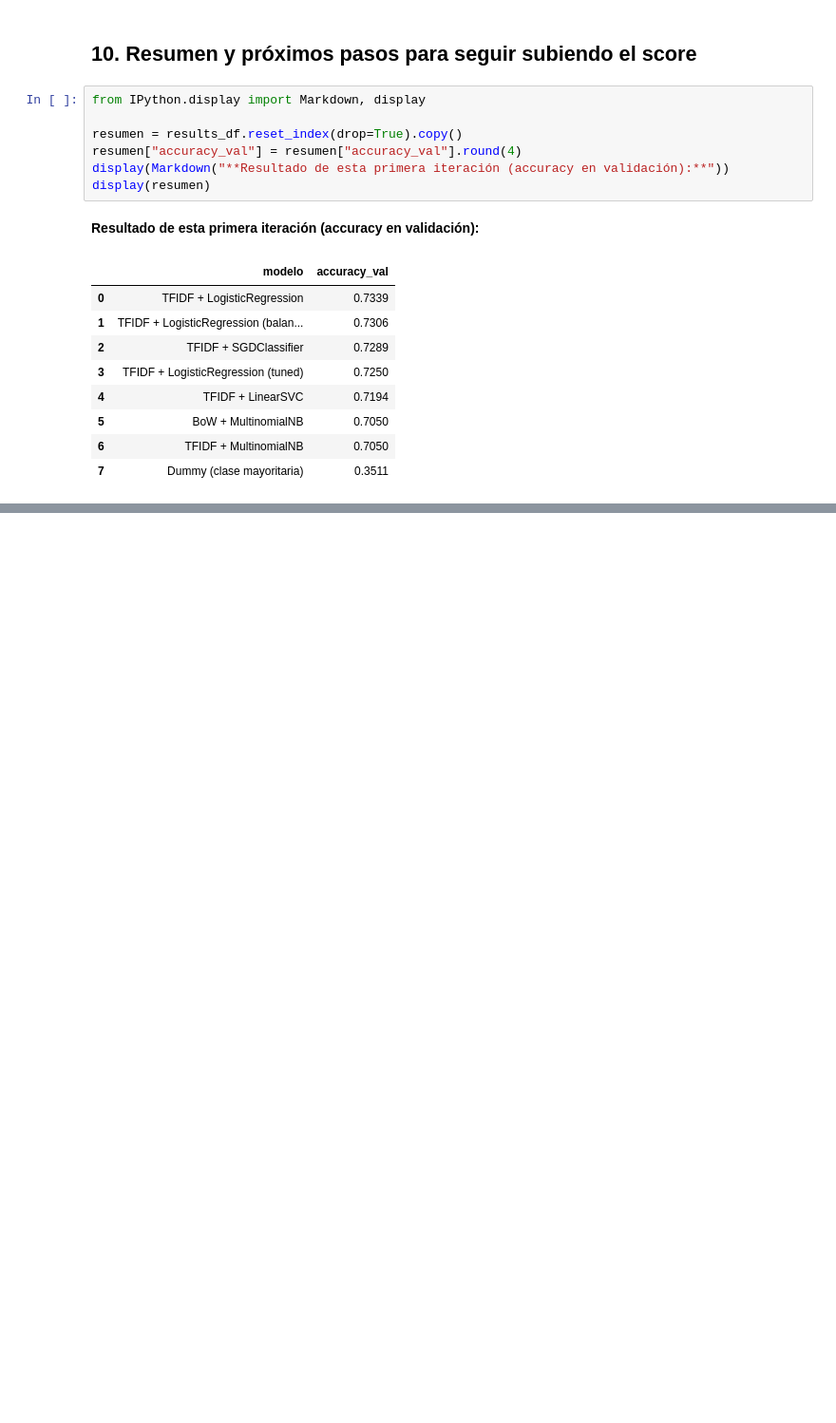
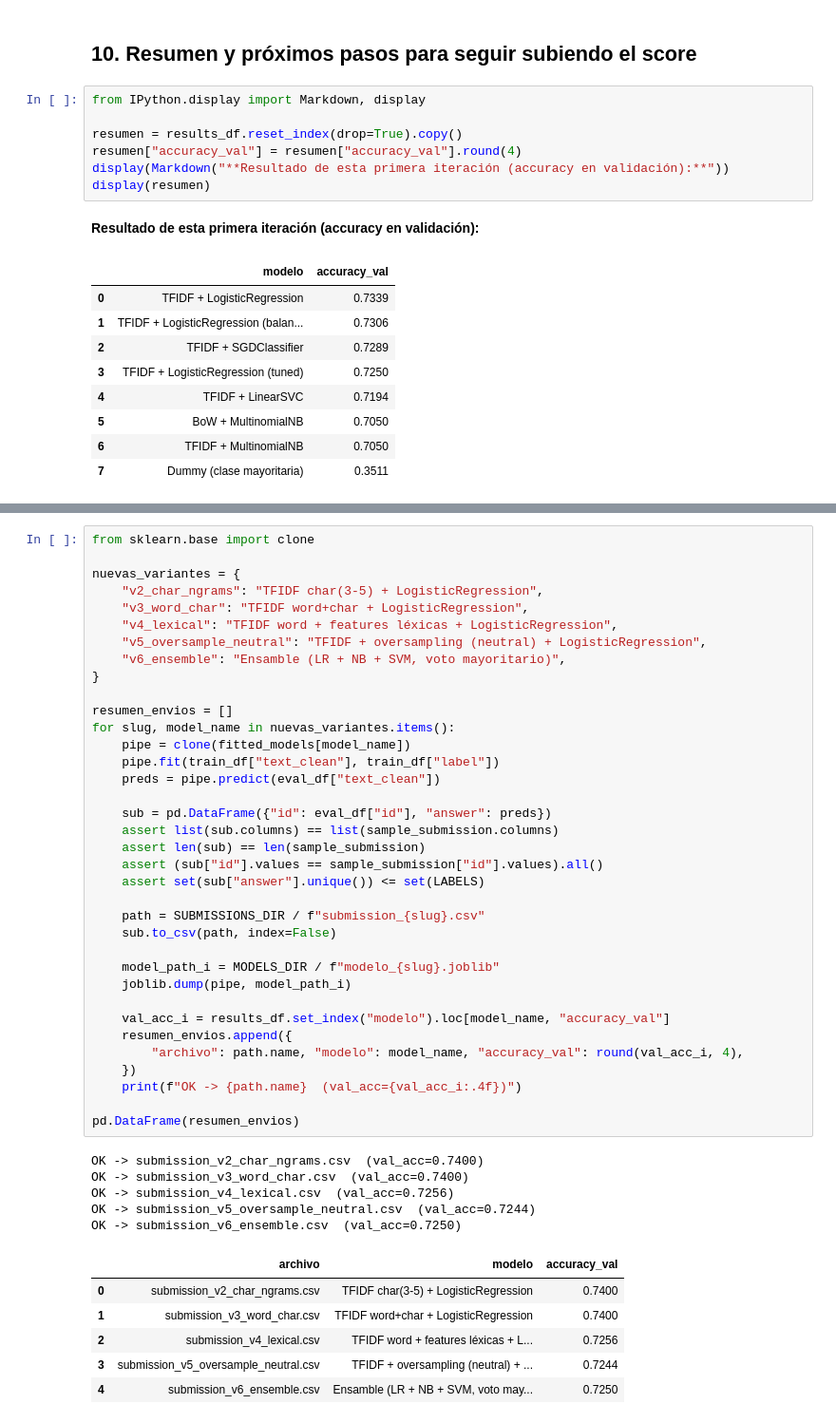
Before and after one commit to jzarruke/MLP1, a Jupyter notebook: notebooks/parte1_ml_clasico.ipynb, the cells around one changed output, grey strips where cells are left out. Shown at 95% size. Saved outputs shown, nothing was run; the diff lists cells and outputs as text; blank space fills up the shorter version.

Commit message:
Test submissions 2-7

```diff
--- a/notebooks/parte1_ml_clasico.ipynb
+++ b/notebooks/parte1_ml_clasico.ipynb
@@ -660,0 +843,48 @@ preentrenados):
+# %%
+from sklearn.base import clone
+
+nuevas_variantes = {
+    "v2_char_ngrams": "TFIDF char(3-5) + LogisticRegression",
+    "v3_word_char": "TFIDF word+char + LogisticRegression",
+    "v4_lexical": "TFIDF word + features léxicas + LogisticRegression",
+    "v5_oversample_neutral": "TFIDF + oversampling (neutral) + LogisticRegression",
+    "v6_ensemble": "Ensamble (LR + NB + SVM, voto mayoritario)",
+}
+
+resumen_envios = []
+for slug, model_name in nuevas_variantes.items():
+    pipe = clone(fitted_models[model_name])
+    pipe.fit(train_df["text_clean"], train_df["label"])
+    preds = pipe.predict(eval_df["text_clean"])
+
+    sub = pd.DataFrame({"id": eval_df["id"], "answer": preds})
+    assert list(sub.columns) == list(sample_submission.columns)
+    assert len(sub) == len(sample_submission)
+    assert (sub["id"].values == sample_submission["id"].values).all()
+    assert set(sub["answer"].unique()) <= set(LABELS)
+
+    path = SUBMISSIONS_DIR / f"submission_{slug}.csv"
+    sub.to_csv(path, index=False)
+
+    model_path_i = MODELS_DIR / f"modelo_{slug}.joblib"
+    joblib.dump(pipe, model_path_i)
+
+    val_acc_i = results_df.set_index("modelo").loc[model_name, "accuracy_val"]
+    resumen_envios.append({
+        "archivo": path.name, "modelo": model_name, "accuracy_val": round(val_acc_i, 4),
+    })
+    print(f"OK -> {path.name}  (val_acc={val_acc_i:.4f})")
+
+pd.DataFrame(resumen_envios)
+# %% [output]
+OK -> submission_v2_char_ngrams.csv  (val_acc=0.7400)
+OK -> submission_v3_word_char.csv  (val_acc=0.7400)
+OK -> submission_v4_lexical.csv  (val_acc=0.7256)
+OK -> submission_v5_oversample_neutral.csv  (val_acc=0.7244)
+OK -> submission_v6_ensemble.csv  (val_acc=0.7250)
+|  | archivo | modelo | accuracy_val |
+| 0 | submission_v2_char_ngrams.csv | TFIDF char(3-5) + LogisticRegression | 0.7400 |
+| 1 | submission_v3_word_char.csv | TFIDF word+char + LogisticRegression | 0.7400 |
+| 2 | submission_v4_lexical.csv | TFIDF word + features léxicas + L... | 0.7256 |
+| 3 | submission_v5_oversample_neutral.csv | TFIDF + oversampling (neutral) + ... | 0.7244 |
+| 4 | submission_v6_ensemble.csv | Ensamble (LR + NB + SVM, voto may... | 0.7250 |
```
Also changed, not shown: parts of 34 cells of this notebook, 14 other files.
